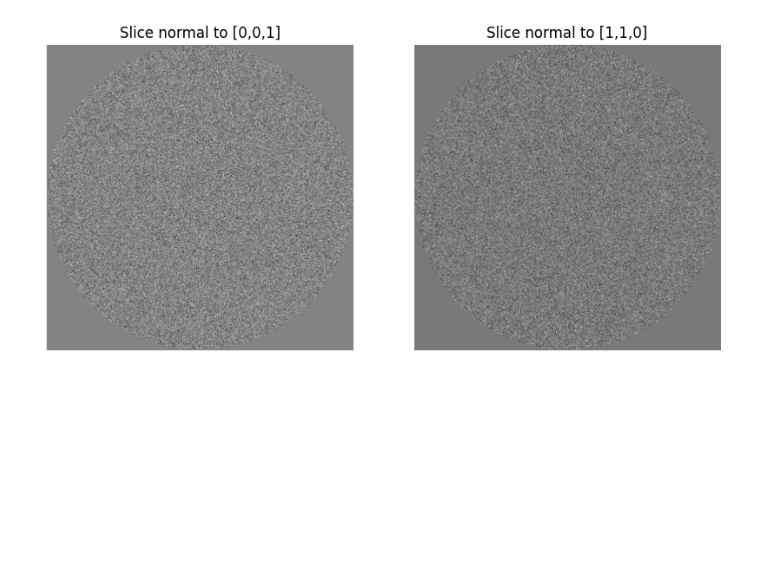
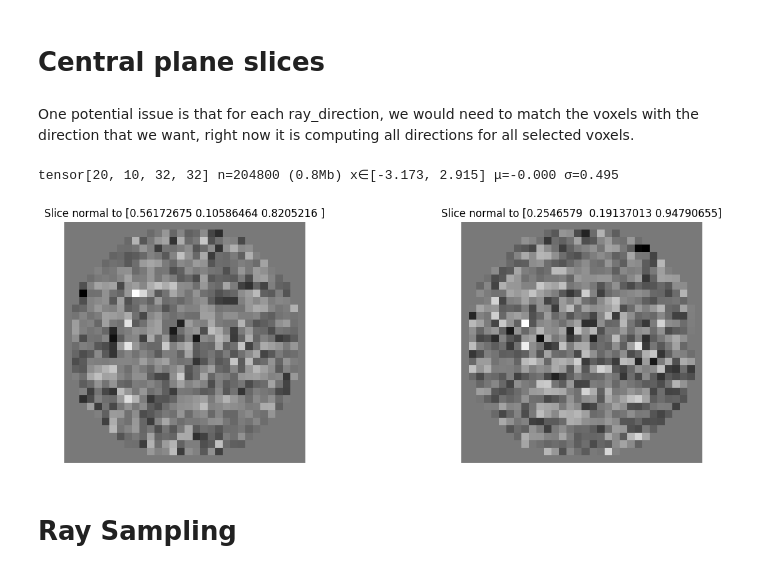
Before and after one commit to lfbarba/smartt, a Jupyter notebook: notebooks/compute_slices.ipynb, the cells around one changed output. Drawn from its saved outputs; the diff is of its cells as text; code cells hidden in the pictures; blank space fills up the shorter version.

```diff
--- a/notebooks/compute_slices.ipynb
+++ b/notebooks/compute_slices.ipynb
@@ -0,0 +3,9 @@
+# %%
+import torch
+import lovely_tensors as lt
+lt.monkey_patch()
+# vol: [1,1,N,N,N], normals: [K,3]
+N = 32
+device = torch.device("cuda" if torch.cuda.is_available() else "cpu")
+tensor_vol = torch.randn(10, 10, 10, N, N, N, device=device, dtype=torch.float32)
+tensor_vol
@@ -1,3 +292,5 @@
+# %% [markdown]
+# Central plane slices
 # %%
 import torch
 import torch.nn.functional as F
@@ -86,26 +378,33 @@ def central_plane_slices(
         slices = slices * mask[None, None, :, :]  # broadcast to [B,C,S,S]
 
     return slices  # [B,C,S,S]
+# %% [markdown]
+One potential issue is that for each ray_direction, we would need to match the voxels with the direction that we want, right now it is computing all directions for all selected voxels.
 # %%
-# vol: [1,1,N,N,N], normals: [K,3]
-N = 512
-device = torch.device("cuda" if torch.cuda.is_available() else "cpu")
-vol = torch.randn(1, 1, N, N, N, device=device, dtype=torch.float32)
-normals = torch.tensor([[0.,0.,1.], [1.,1.,0.]], device=device)  # two planes
+# testing the central_plane_slices function with a random subset of 10 elements from tensor_vol
+tensor_vol_indices = torch.randperm(np.prod(tensor_vol.shape[0:3]))[:10]
+vol = tensor_vol.reshape(-1, *tensor_vol.shape[-3:])[tensor_vol_indices].unsqueeze(0)  # [1,1,N,N,N]
+
+normals = ray_directions
 vol = vol.expand(normals.shape[0], -1, -1, -1, -1).contiguous()   # [K,1,N,N,N]
 slices = central_plane_slices(vol, normals, out_size=N, mask_circle=True)  # [K,1,N,N]
+slices
+# %% [output]
+tensor[20, 10, 32, 32] n=204800 (0.8Mb) x∈[-3.173, 2.915] μ=-0.000 σ=0.495
 # %%
 import matplotlib.pyplot as plt
 # plot both slices side to side for visual check
-plt.figure(figsize=(10,5))
+plt.figure(figsize=(15,5))
 plt.subplot(1,2,1)
 plt.imshow(slices[0,0].cpu(), cmap="gray")
-plt.title("Slice normal to [0,0,1]")
+plt.title(f"Slice normal to {ray_directions[0].cpu().numpy()}")
 plt.axis("off")
 plt.subplot(1,2,2)
 plt.imshow(slices[1,0].cpu(), cmap="gray")
-plt.title("Slice normal to [1,1,0]")
+plt.title(f"Slice normal to {ray_directions[1].cpu().numpy()}")
 plt.axis("off")
 plt.show()
 # %% [output]
-[figure, old version]
+[figure, new version]
+# %% [markdown]
+# Ray Sampling
```
Also changed, not shown: parts of 18 cells of this notebook.
